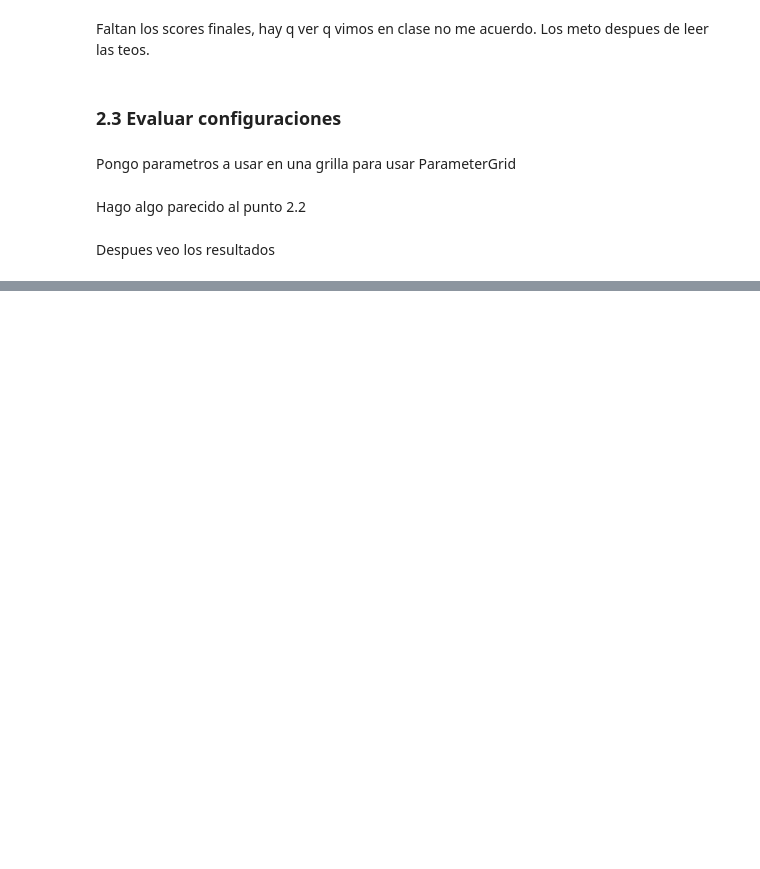
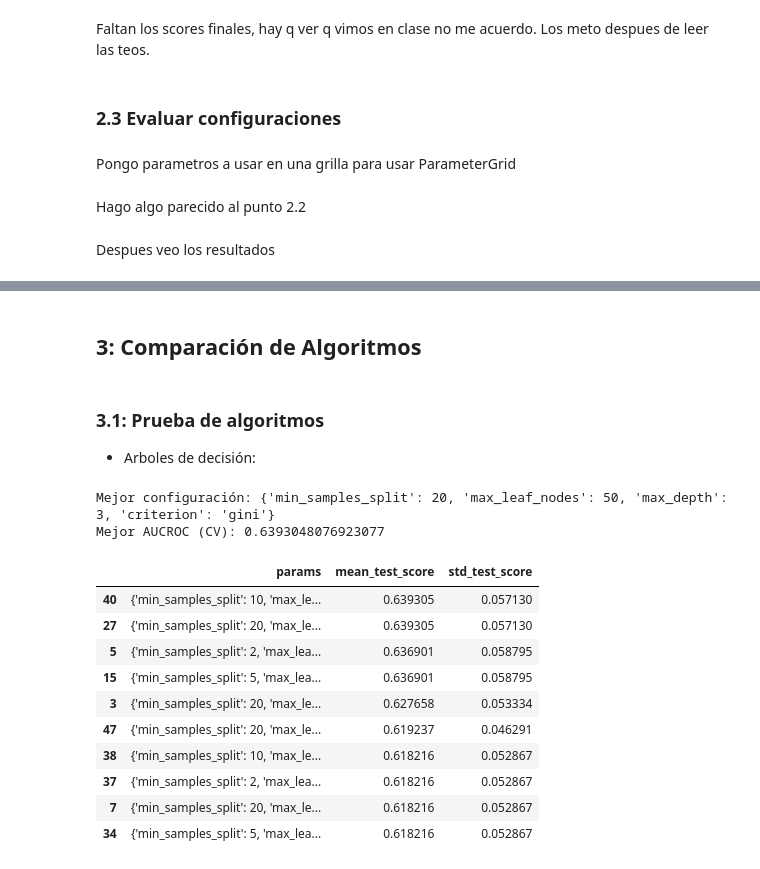
Before and after one commit to SoutoSebastian/TP-AprendizajeAutomatico1, a Jupyter notebook: src/notebook_tp.ipynb, the cells around one changed output, grey strips where cells are left out. Drawn from its saved outputs; the diff is of its cells as text; code cells hidden in the pictures; blank space fills up the shorter version.

```diff
--- a/src/notebook_tp.ipynb
+++ b/src/notebook_tp.ipynb
@@ -356,0 +357,52 @@ resultados_df
+# %% [markdown]
+## 3: Comparación de Algoritmos
+# %% [markdown]
+### 3.1: Prueba de algoritmos
+
+- Arboles de decisión:
+# %%
+from sklearn.model_selection import RandomizedSearchCV
+
+# Espacio de búsqueda: 4 hiperparámetros (la consigna pide mínimo 4).
+# Tres controlan el crecimiento/tamaño del árbol (capacidad) y uno el criterio de impureza.
+espacio_arbol = {
+    "max_depth": [3, 5, 10, 20, None],          # None = sin límite de profundidad (fila "Infinito" del 2.3)
+    "criterion": ["gini", "entropy"],            # criterio de impureza para elegir cortes
+    "max_leaf_nodes": [5, 10, 20, 50, 100, None],# techo a la cantidad de hojas (regiones); None = sin techo
+    "min_samples_split": [2, 5, 10, 20, 50],     # mínimo de muestras en un nodo para permitir un corte
+}                                                # valores acotados por el tamaño del dataset (~360 train/fold)
+
+busqueda_arbol = RandomizedSearchCV(
+    estimator=DecisionTreeClassifier(random_state=SEED),  # random_state fija desempates internos del árbol
+    param_distributions=espacio_arbol,
+    n_iter=50,              # muestrea 50 de las 300 combinaciones posibles (5*2*6*5)
+    scoring="roc_auc",      # métrica pedida por la consigna
+    cv=kf,                  # el StratifiedKFold de la celda 23: mismos folds para todos los
+                            # algoritmos y configs -> comparación justa entre modelos
+    random_state=SEED,      # reproducibilidad del muestreo de combinaciones
+    n_jobs=-1,              # paraleliza en todos los núcleos
+)
+
+busqueda_arbol.fit(X_train, y_train)   # X_train/y_train = SOLO desarrollo; el control no se toca
+
+print("Mejor configuración:", busqueda_arbol.best_params_)
+print("Mejor AUCROC (CV):", busqueda_arbol.best_score_)   # ojo: estimación optimista (sesgo de selección)
+
+# Tabla para el informe: top 10 configuraciones con media y desvío entre folds
+resultados_arbol = pd.DataFrame(busqueda_arbol.cv_results_)
+resultados_arbol = resultados_arbol.sort_values("rank_test_score")
+resultados_arbol[["params", "mean_test_score", "std_test_score"]].head(10)
+# %% [output]
+Mejor configuración: {'min_samples_split': 20, 'max_leaf_nodes': 50, 'max_depth': 3, 'criterion': 'gini'}
+Mejor AUCROC (CV): 0.6393048076923077
+|  | params | mean_test_score | std_test_score |
+| 40 | {'min_samples_split': 10, 'max_le... | 0.639305 | 0.057130 |
+| 27 | {'min_samples_split': 20, 'max_le... | 0.639305 | 0.057130 |
+| 5 | {'min_samples_split': 2, 'max_lea... | 0.636901 | 0.058795 |
+| 15 | {'min_samples_split': 5, 'max_lea... | 0.636901 | 0.058795 |
+| 3 | {'min_samples_split': 20, 'max_le... | 0.627658 | 0.053334 |
+| 47 | {'min_samples_split': 20, 'max_le... | 0.619237 | 0.046291 |
+| 38 | {'min_samples_split': 10, 'max_le... | 0.618216 | 0.052867 |
+| 37 | {'min_samples_split': 2, 'max_lea... | 0.618216 | 0.052867 |
+| 7 | {'min_samples_split': 20, 'max_le... | 0.618216 | 0.052867 |
+| 34 | {'min_samples_split': 5, 'max_lea... | 0.618216 | 0.052867 |
```
Also changed, not shown: parts of 8 cells of this notebook.
